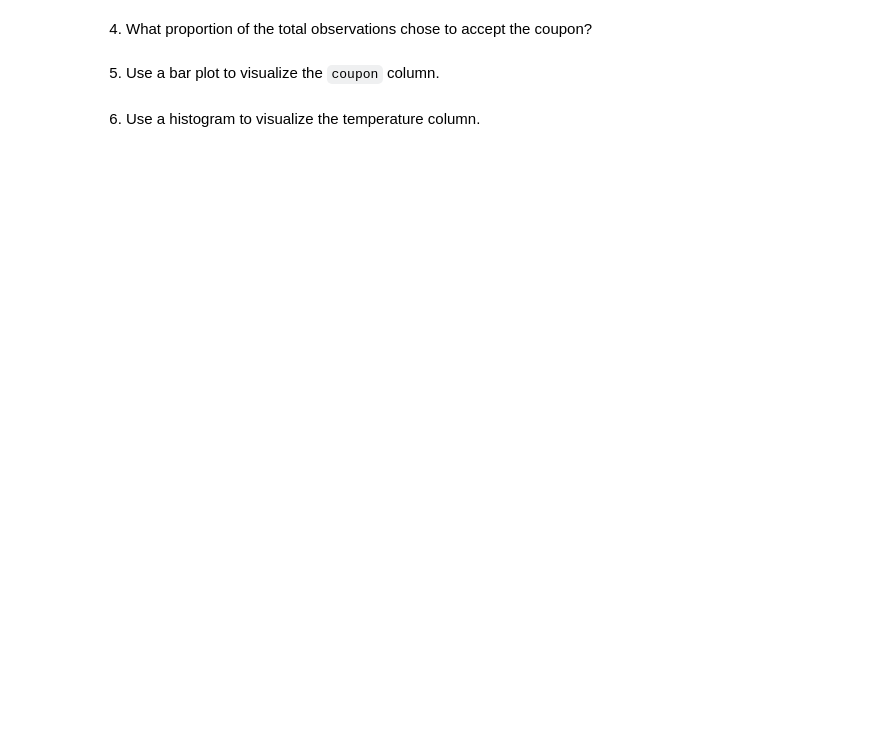
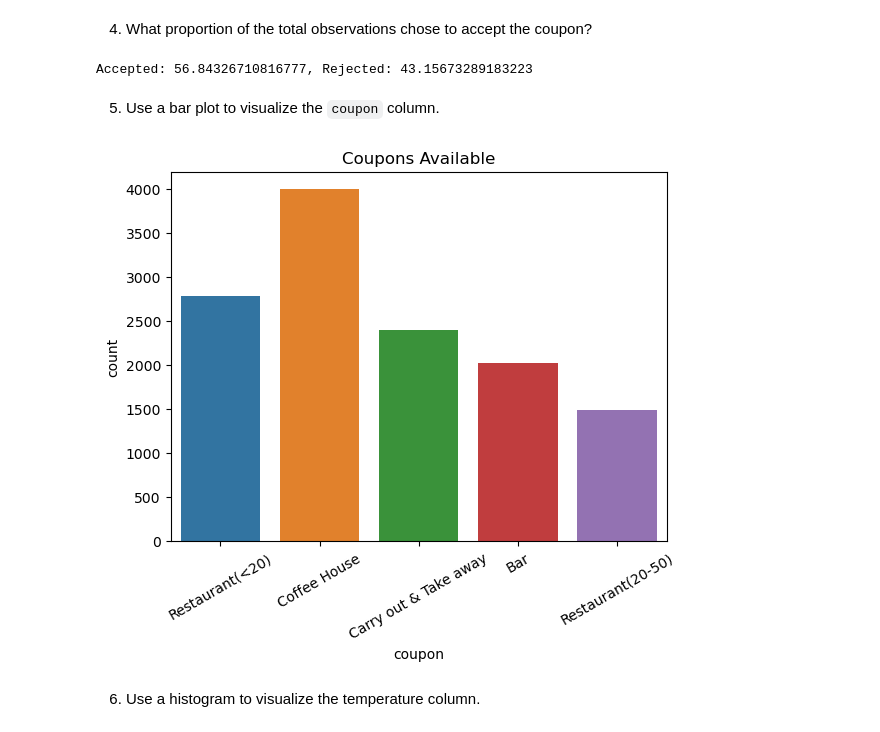
Before and after one commit to zscheck/mlai_assignment_1, a Jupyter notebook: prompt.ipynb, the cells around one changed output. Cells and saved outputs as stored; diff of their text form; code cells hidden in the pictures; blank space fills up the shorter version.

```diff
--- a/prompt.ipynb
+++ b/prompt.ipynb
@@ -103,2 +132,8 @@ memory usage: 2.5+ MB
 # %% [markdown]
 3. Decide what to do about your missing data -- drop, replace, other...
+# %%
+#drop car column, mostly NaN and available is useless
+data = data.drop('car', axis=1)
+# dropping direction_opp because redundant
+data = data.drop('direction_opp', axis=1)
+data.info()
@@ -104,0 +158,9 @@ memory usage: 2.5+ MB
+# %%
+# got to spell check
+data.rename(columns={'passanger': 'passenger'}, inplace=True)
+# rename 'Y' to 'accepted' for clarity
+data.rename(columns={'Y': 'accepted'}, inplace=True)
+# not sure how to fill missing data for remaining missing rows. no strong corelation
+# just going to fill it as unknown
+data = data.fillna('unknown')
+data
@@ -105,6 +202,22 @@ memory usage: 2.5+ MB
 # %% [markdown]
 4. What proportion of the total observations chose to accept the coupon?
+# %%
+#use value_counts to return frequency of yes or no bool
+proportion = data['accepted'].value_counts(normalize=True)*100
+print(f'Accepted: {proportion[1]}, Rejected: {proportion[0]}')
+# %% [output]
+Accepted: 56.84326710816777, Rejected: 43.15673289183223
 # %% [markdown]
 5. Use a bar plot to visualize the `coupon` column.
+# %%
+# visualize the coupons available (hue='accepted' to show a yes and no bar for each coupon)
+sns.countplot(data, x='coupon')
+plt.title('Coupons Available')
+# cleaner look
+plt.xticks(rotation=30)
+
+plt.show()
+# %% [output]
+[figure, added]
 # %% [markdown]
 6. Use a histogram to visualize the temperature column.
```
Also changed, not shown: parts of 10 cells of this notebook.
